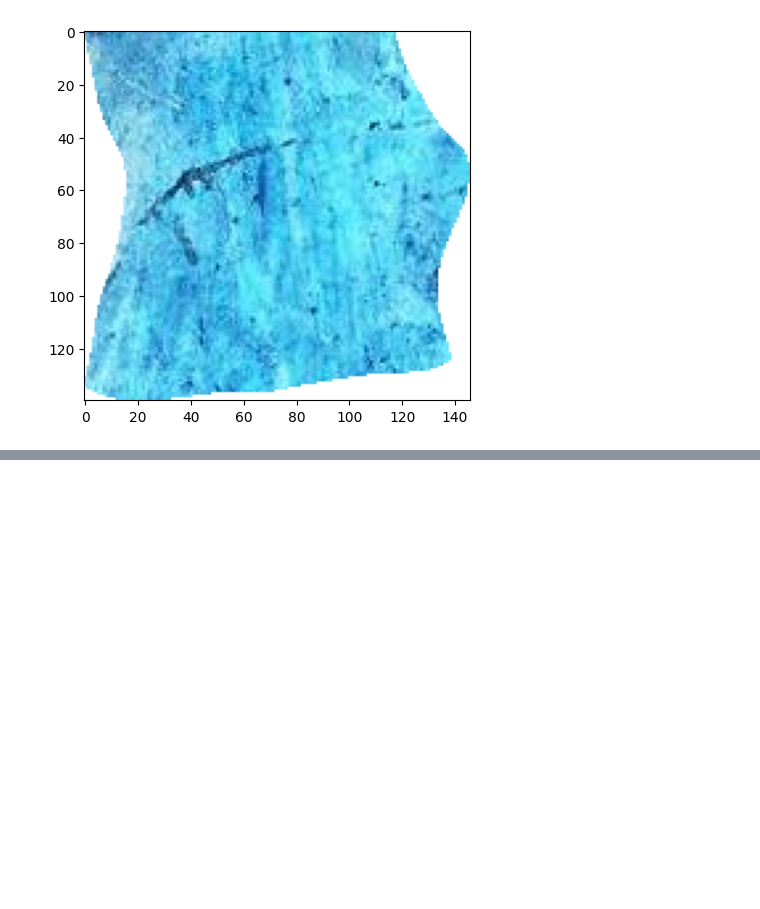
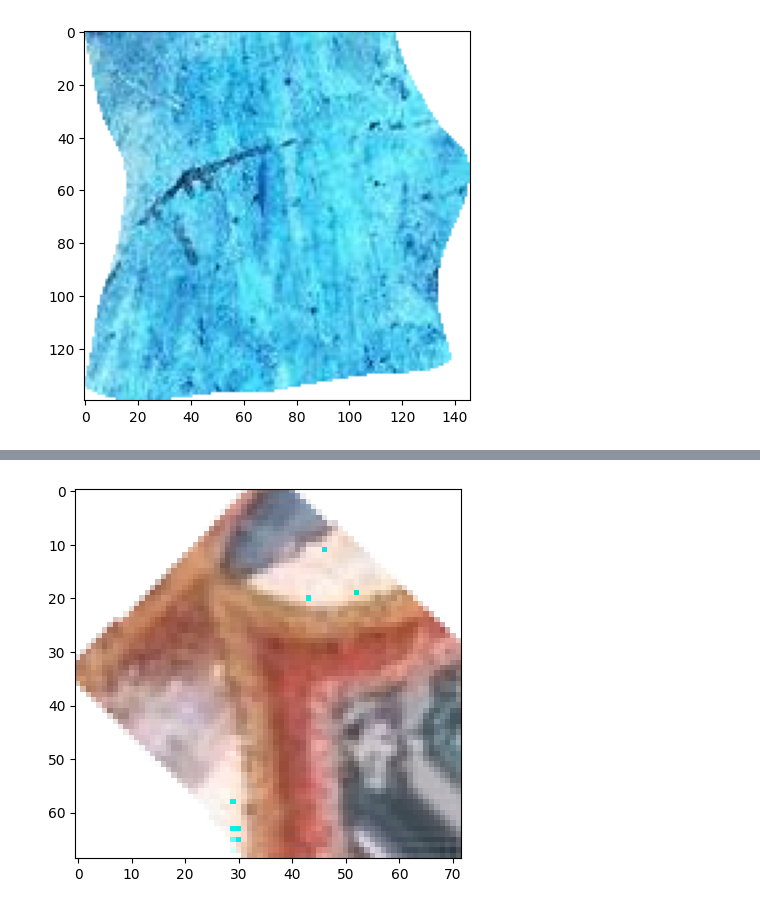
Before and after one commit to angelonazzaro/artworks-reconstruction, a Jupyter notebook: test_noise.ipynb, the cells around one changed output, grey strips where cells are left out. Drawn from its saved outputs; the diff is of its cells as text; code cells hidden in the pictures; blank space fills up the shorter version.

```diff
--- a/test_noise.ipynb
+++ b/test_noise.ipynb
@@ -84,0 +70,7 @@ plt.show()
+# %%
+low_pass_image = cv2.merge((red_image.astype(np.uint8), green_image.astype(np.uint8), blue_image.astype(np.uint8), a)).astype(np.uint8)
+
+plt.imshow(low_pass_image)
+plt.show()
+# %% [output]
+[figure, added]
```
Also changed, not shown: parts of 8 cells of this notebook, 8 other files.
